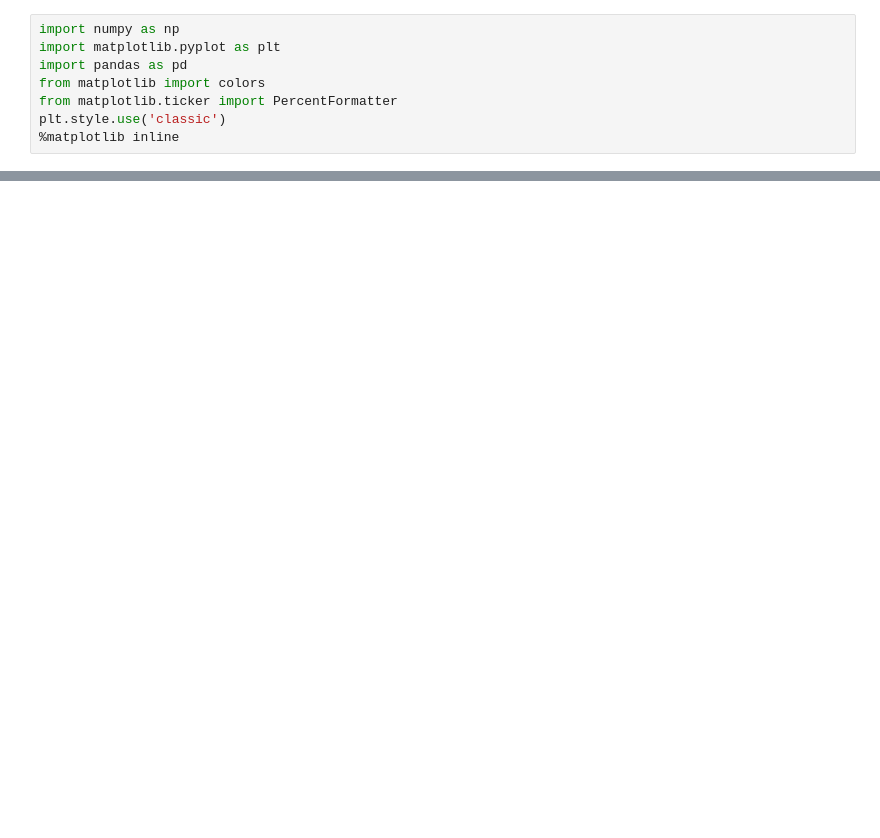
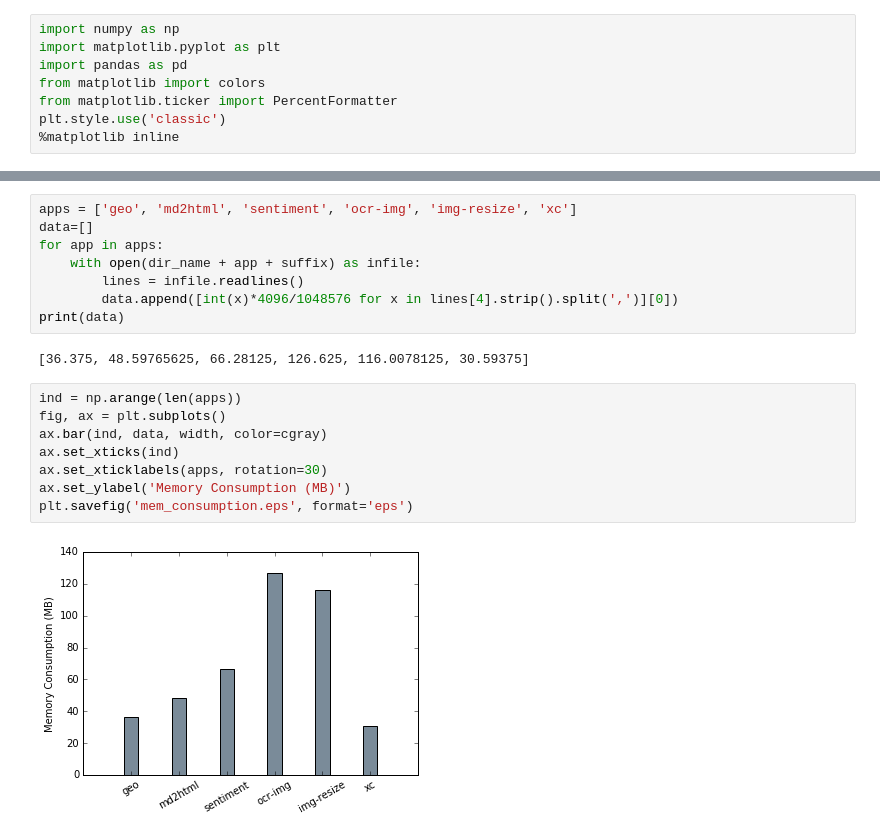
Before and after one commit to princeton-sns/firecracker-tools, a Jupyter notebook: measurements/mem-usage.ipynb, the cells around one changed output, grey strips where cells are left out. Saved outputs shown, nothing was run; the diff lists cells and outputs as text; blank space fills up the shorter version.

```diff
--- a/measurements/mem-usage.ipynb
+++ b/measurements/mem-usage.ipynb
@@ -164,0 +127,20 @@ fig.tight_layout()
+# %%
+apps = ['geo', 'md2html', 'sentiment', 'ocr-img', 'img-resize', 'xc']
+data=[]
+for app in apps:
+    with open(dir_name + app + suffix) as infile:
+        lines = infile.readlines()
+        data.append([int(x)*4096/1048576 for x in lines[4].strip().split(',')][0])
+print(data)
+# %% [output]
+[36.375, 48.59765625, 66.28125, 126.625, 116.0078125, 30.59375]
+# %%
+ind = np.arange(len(apps))
+fig, ax = plt.subplots()
+ax.bar(ind, data, width, color=cgray)
+ax.set_xticks(ind)
+ax.set_xticklabels(apps, rotation=30)
+ax.set_ylabel('Memory Consumption (MB)')
+plt.savefig('mem_consumption.eps', format='eps')
+# %% [output]
+[figure, added]
```
Also changed, not shown: parts of 20 cells of this notebook, 5 other files.
